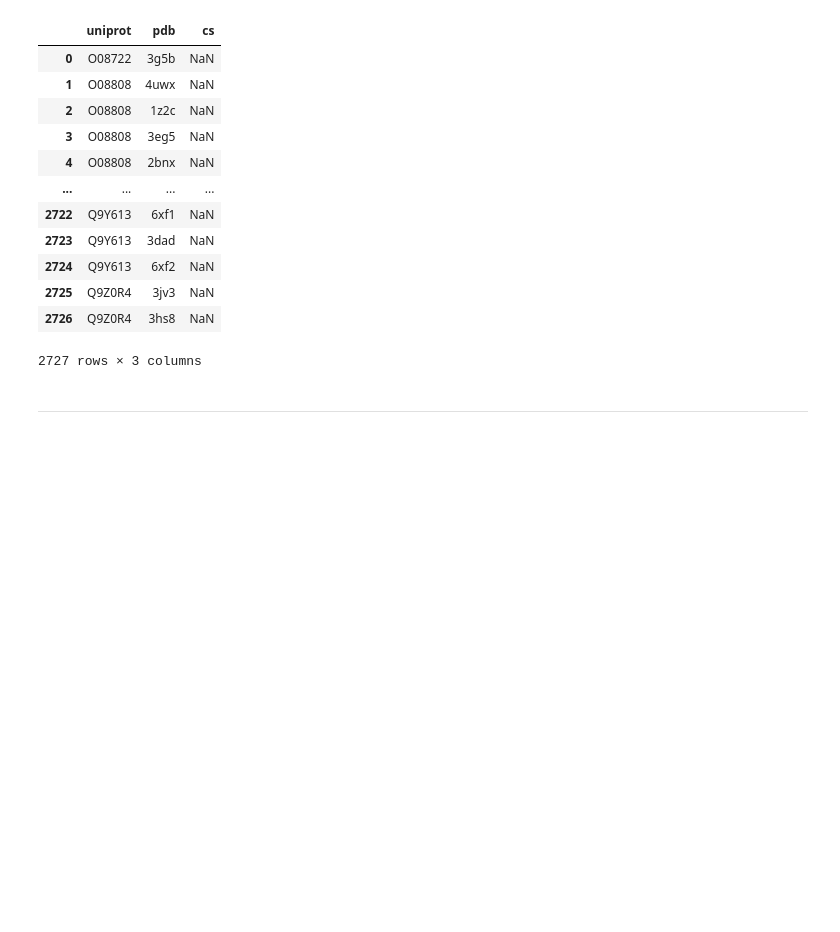
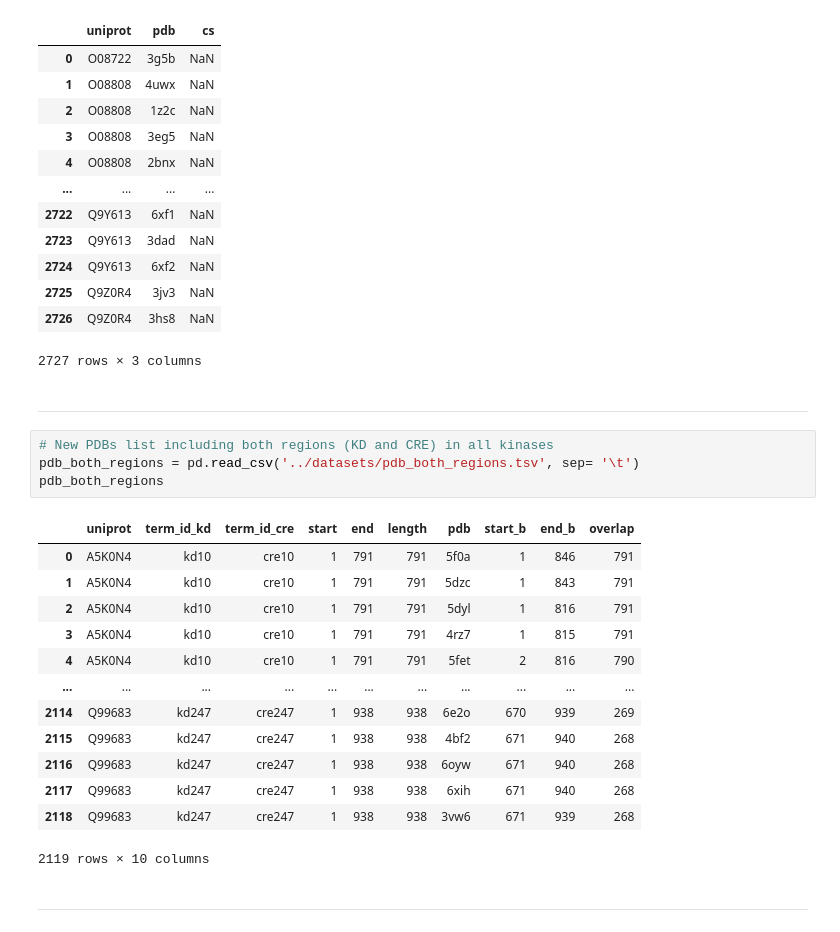
Before and after one commit to alvaro-2/cis-reg, a Jupyter notebook: scripts/interatomic_distances.ipynb, the cells around one changed output. Cells and saved outputs as stored; diff of their text form; blank space fills up the shorter version.

```diff
--- a/scripts/interatomic_distances.ipynb
+++ b/scripts/interatomic_distances.ipynb
@@ -118,6 +118,26 @@ uniprot_pdb_cat
 | 2725 | Q9Z0R4 | 3jv3 | NaN |
 | 2726 | Q9Z0R4 | 3hs8 | NaN |
 2727 rows × 3 columns
+# %% [markdown]
+---
+# %%
+# New PDBs list including both regions (KD and CRE) in all kinases
+pdb_both_regions = pd.read_csv('../datasets/pdb_both_regions.tsv', sep= '\t')
+pdb_both_regions
+# %% [output]
+|  | uniprot | term_id_kd | term_id_cre | start | end | length | pdb | start_b | end_b | overlap |
+| 0 | A5K0N4 | kd10 | cre10 | 1 | 791 | 791 | 5f0a | 1 | 846 | 791 |
+| 1 | A5K0N4 | kd10 | cre10 | 1 | 791 | 791 | 5dzc | 1 | 843 | 791 |
+| 2 | A5K0N4 | kd10 | cre10 | 1 | 791 | 791 | 5dyl | 1 | 816 | 791 |
+| 3 | A5K0N4 | kd10 | cre10 | 1 | 791 | 791 | 4rz7 | 1 | 815 | 791 |
+| 4 | A5K0N4 | kd10 | cre10 | 1 | 791 | 791 | 5fet | 2 | 816 | 790 |
+| ... | ... | ... | ... | ... | ... | ... | ... | ... | ... | ... |
+| 2114 | Q99683 | kd247 | cre247 | 1 | 938 | 938 | 6e2o | 670 | 939 | 269 |
+| 2115 | Q99683 | kd247 | cre247 | 1 | 938 | 938 | 4bf2 | 671 | 940 | 268 |
+| 2116 | Q99683 | kd247 | cre247 | 1 | 938 | 938 | 6oyw | 671 | 940 | 268 |
+| 2117 | Q99683 | kd247 | cre247 | 1 | 938 | 938 | 6xih | 671 | 940 | 268 |
+| 2118 | Q99683 | kd247 | cre247 | 1 | 938 | 938 | 3vw6 | 671 | 939 | 268 |
+2119 rows × 10 columns
 # %% [markdown]
 ---
 # %% [markdown]
```
Also changed, not shown: 2 other files.
